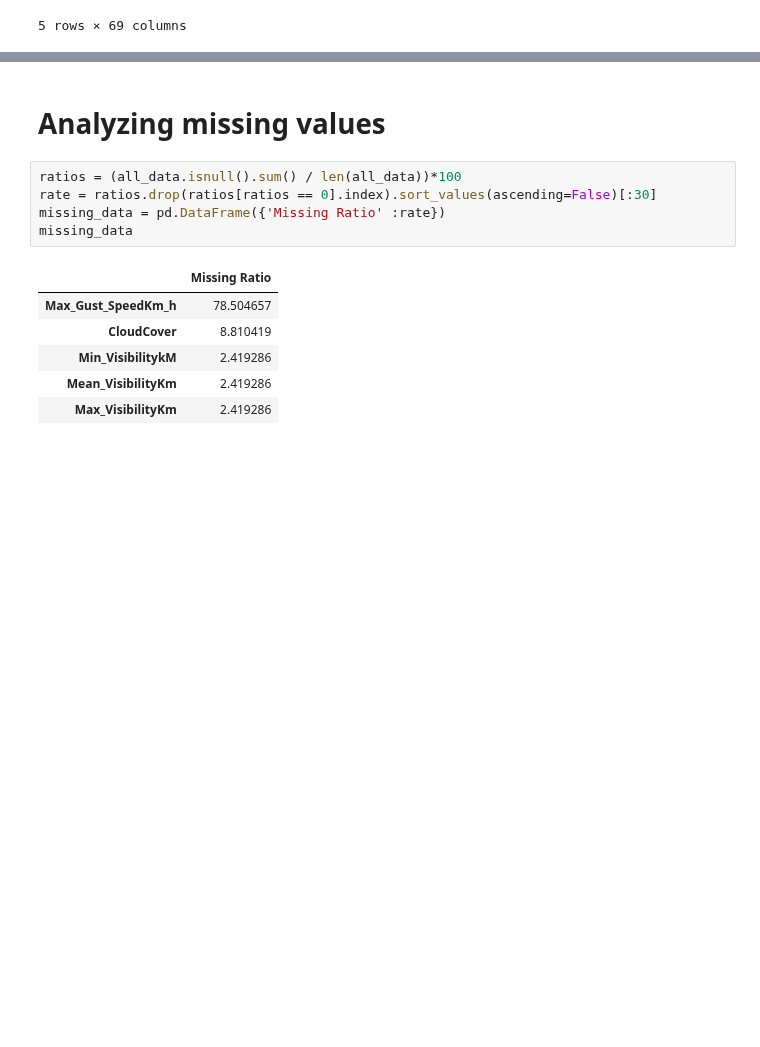
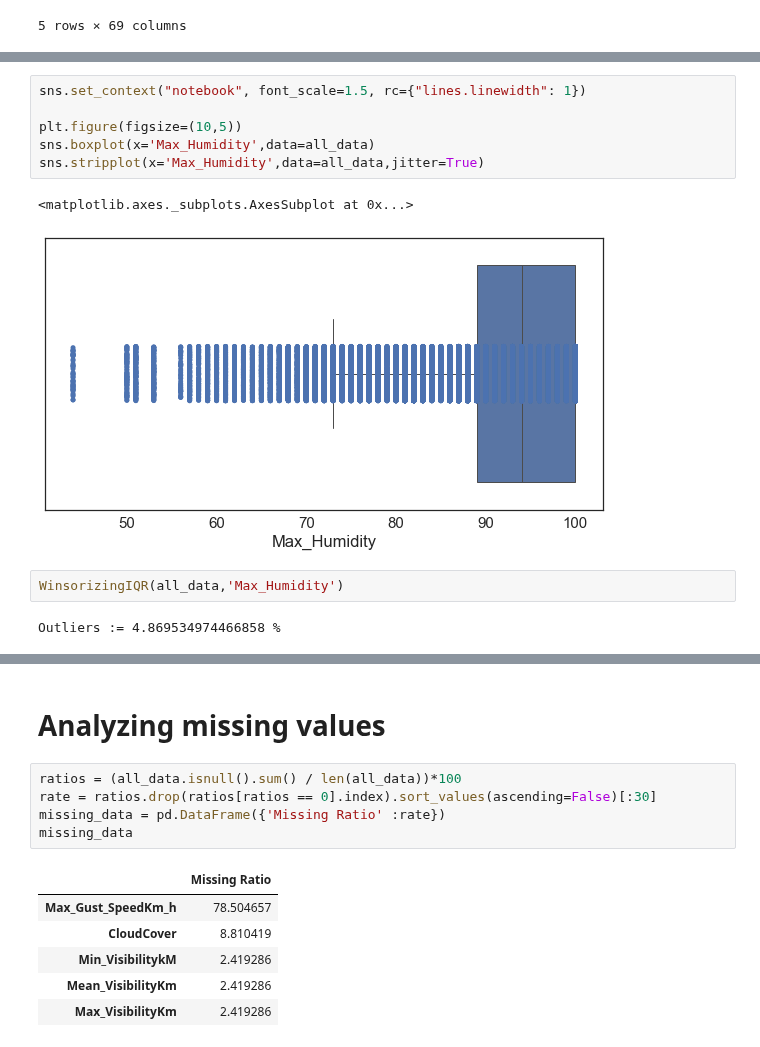
Before and after one commit to PietroMenchetti/DataMiningProject, a Jupyter notebook: Merge.ipynb, the cells around one changed output, grey strips where cells are left out. Saved outputs shown, nothing was run; the diff lists cells and outputs as text; blank space fills up the shorter version.

```diff
--- a/Merge.ipynb
+++ b/Merge.ipynb
@@ -352,0 +387,13 @@ all_data.head()
+# %%
+sns.set_context("notebook", font_scale=1.5, rc={"lines.linewidth": 1})
+
+plt.figure(figsize=(10,5))
+sns.boxplot(x='Max_Humidity',data=all_data)
+sns.stripplot(x='Max_Humidity',data=all_data,jitter=True)
+# %% [output]
+<matplotlib.axes._subplots.AxesSubplot at 0x...>
+[figure, added]
+# %%
+WinsorizingIQR(all_data,'Max_Humidity')
+# %% [output]
+Outliers := 4.869534974466858 %
```
Also changed, not shown: parts of 63 cells of this notebook.
